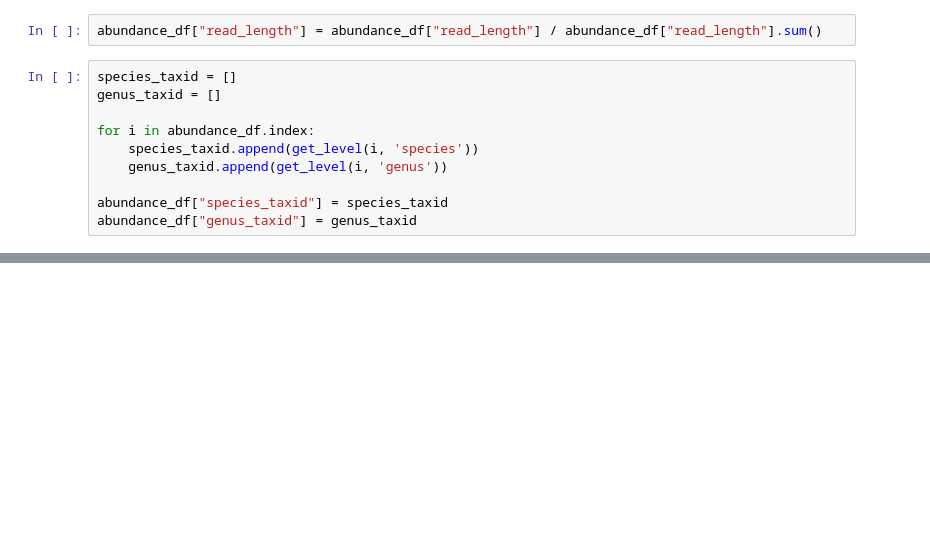
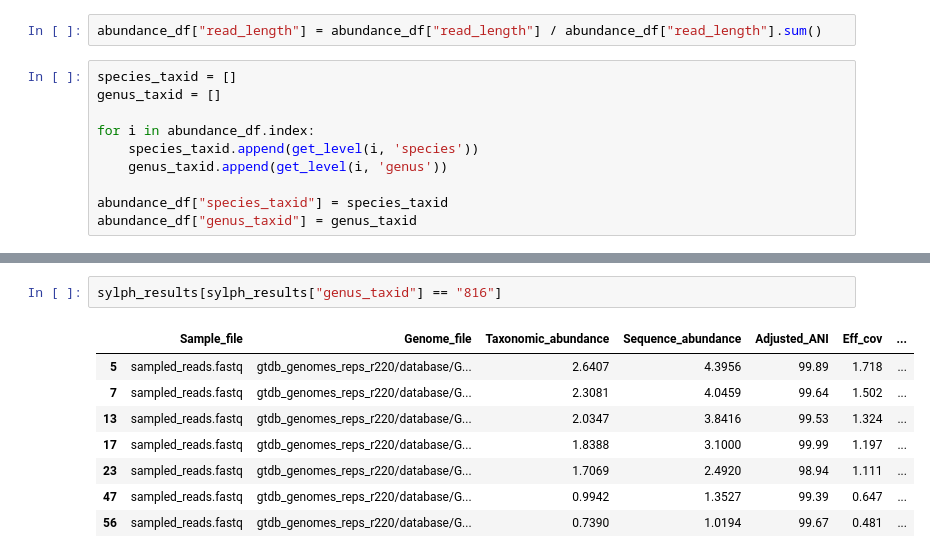
Before and after one commit to GZHoffie/tc-benchmark, a Jupyter notebook: analyzer/analyze_results_sylph.ipynb, the cells around one changed output, grey strips where cells are left out. Cells and saved outputs as stored; diff of their text form; blank space fills up the shorter version.

```diff
--- a/analyzer/analyze_results_sylph.ipynb
+++ b/analyzer/analyze_results_sylph.ipynb
@@ -188,0 +193,11 @@ abundance_df.join()
+# %%
+sylph_results[sylph_results["genus_taxid"] == "816"]
+# %% [output]
+|  | Sample_file | Genome_file | Taxonomic_abundance | Sequence_abundance | Adjusted_ANI | Eff_cov | ... |
+| 5 | sampled_reads.fastq | gtdb_genomes_reps_r220/database/G... | 2.6407 | 4.3956 | 99.89 | 1.718 | ... |
+| 7 | sampled_reads.fastq | gtdb_genomes_reps_r220/database/G... | 2.3081 | 4.0459 | 99.64 | 1.502 | ... |
+| 13 | sampled_reads.fastq | gtdb_genomes_reps_r220/database/G... | 2.0347 | 3.8416 | 99.53 | 1.324 | ... |
+| 17 | sampled_reads.fastq | gtdb_genomes_reps_r220/database/G... | 1.8388 | 3.1000 | 99.99 | 1.197 | ... |
+| 23 | sampled_reads.fastq | gtdb_genomes_reps_r220/database/G... | 1.7069 | 2.4920 | 98.94 | 1.111 | ... |
+| 47 | sampled_reads.fastq | gtdb_genomes_reps_r220/database/G... | 0.9942 | 1.3527 | 99.39 | 0.647 | ... |
+| 56 | sampled_reads.fastq | gtdb_genomes_reps_r220/database/G... | 0.7390 | 1.0194 | 99.67 | 0.481 | ... |
```
Also changed, not shown: parts of 10 cells of this notebook, 1 other file.
